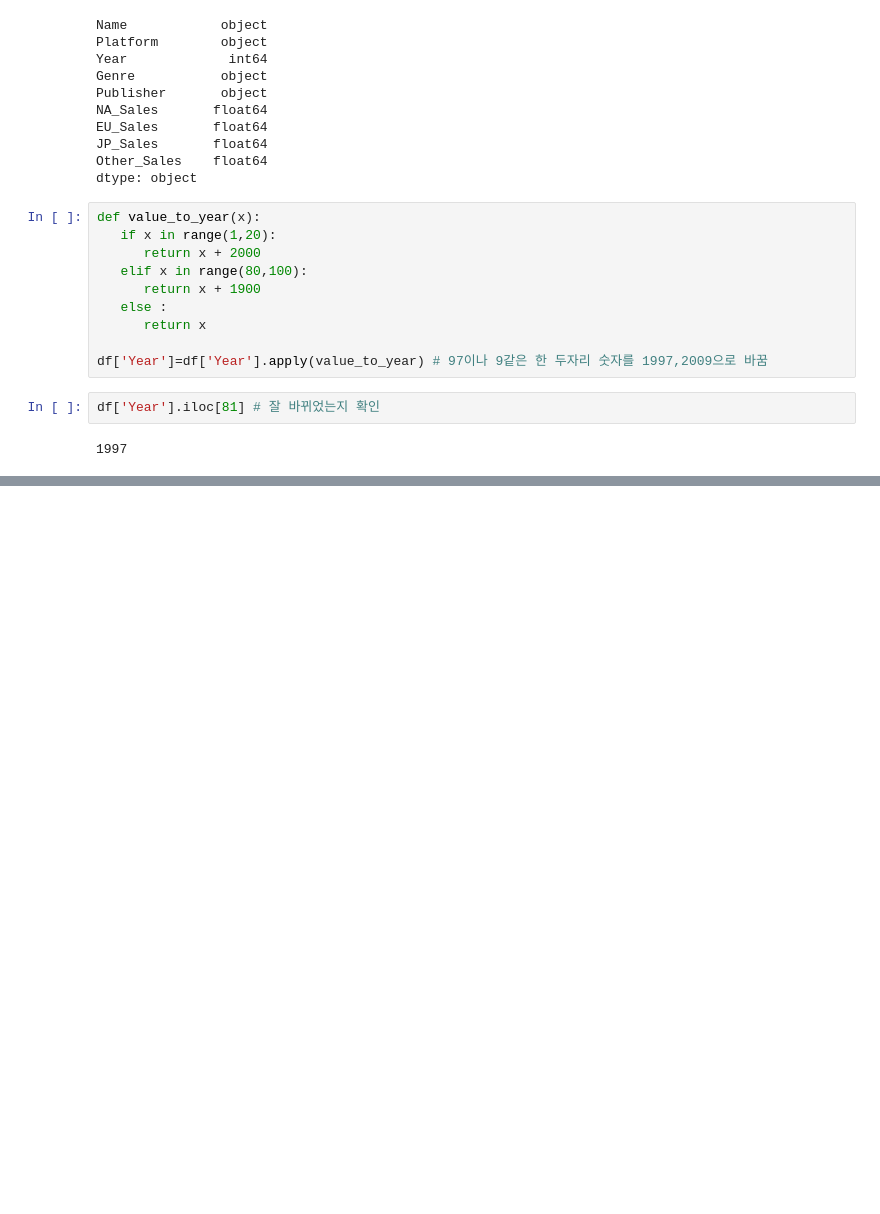
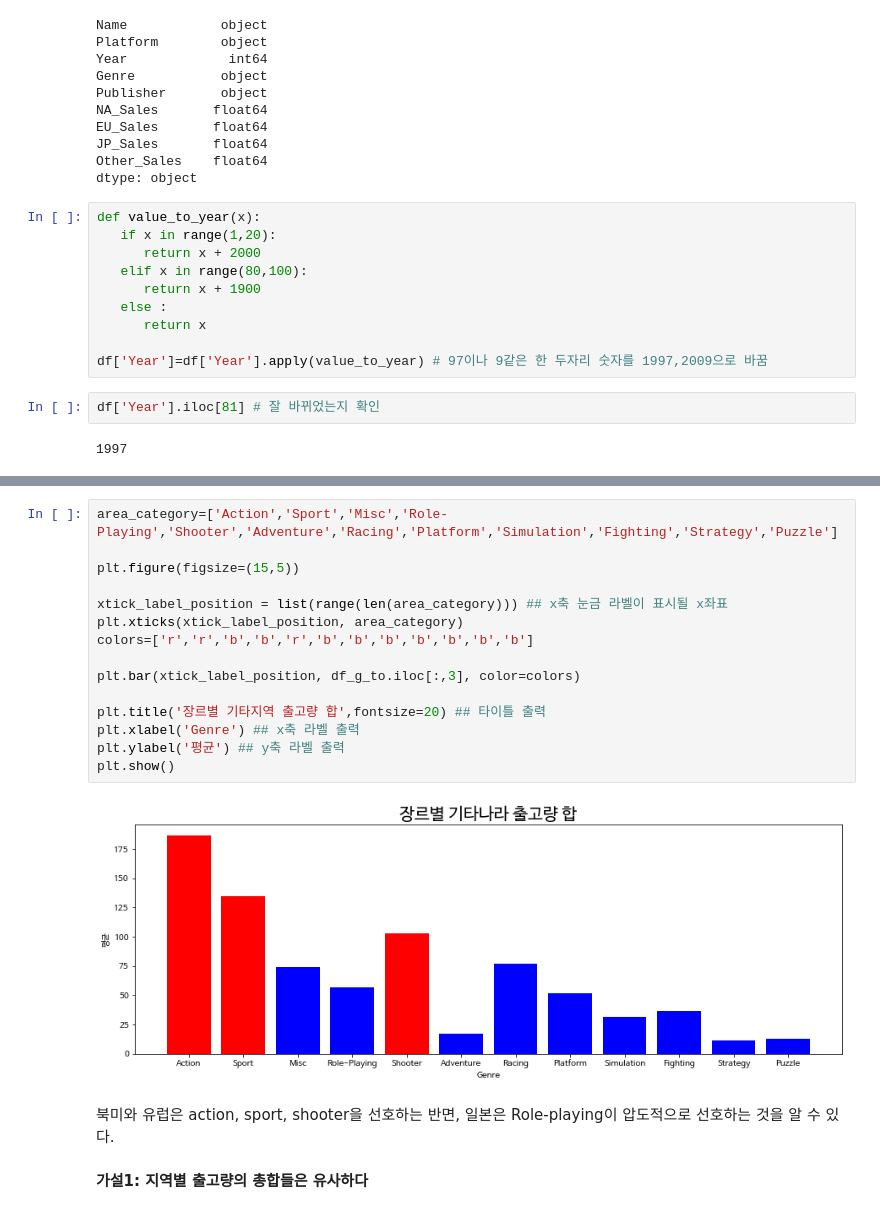
Before and after one commit to poandpo/project-, a Jupyter notebook: project1.ipynb, the cells around one changed output, grey strips where cells are left out. Saved outputs shown, nothing was run; the diff lists cells and outputs as text; blank space fills up the shorter version.

```diff
--- a/project1.ipynb
+++ b/project1.ipynb
@@ -95,0 +234,22 @@ Name: Year, dtype: int64
+# %%
+area_category=['Action','Sport','Misc','Role-Playing','Shooter','Adventure','Racing','Platform','Simulation','Fighting','Strategy','Puzzle']
+
+plt.figure(figsize=(15,5))
+
+xtick_label_position = list(range(len(area_category))) ## x축 눈금 라벨이 표시될 x좌표
+plt.xticks(xtick_label_position, area_category)
+colors=['r','r','b','b','r','b','b','b','b','b','b','b']
+
+plt.bar(xtick_label_position, df_g_to.iloc[:,3], color=colors)
+
+plt.title('장르별 기타지역 출고량 합',fontsize=20) ## 타이틀 출력
+plt.xlabel('Genre') ## x축 라벨 출력
+plt.ylabel('평균') ## y축 라벨 출력
+plt.show()
+# %% [output]
+[figure, added]
+# %% [markdown]
+북미와 유럽은 action, sport, shooter을 선호하는 반면,
+일본은 Role-playing이 압도적으로 선호하는 것을 알 수 있다.
+# %% [markdown]
+**가설1: 지역별 출고량의 총합들은 유사하다**
```
Also changed, not shown: parts of 21 cells of this notebook.
